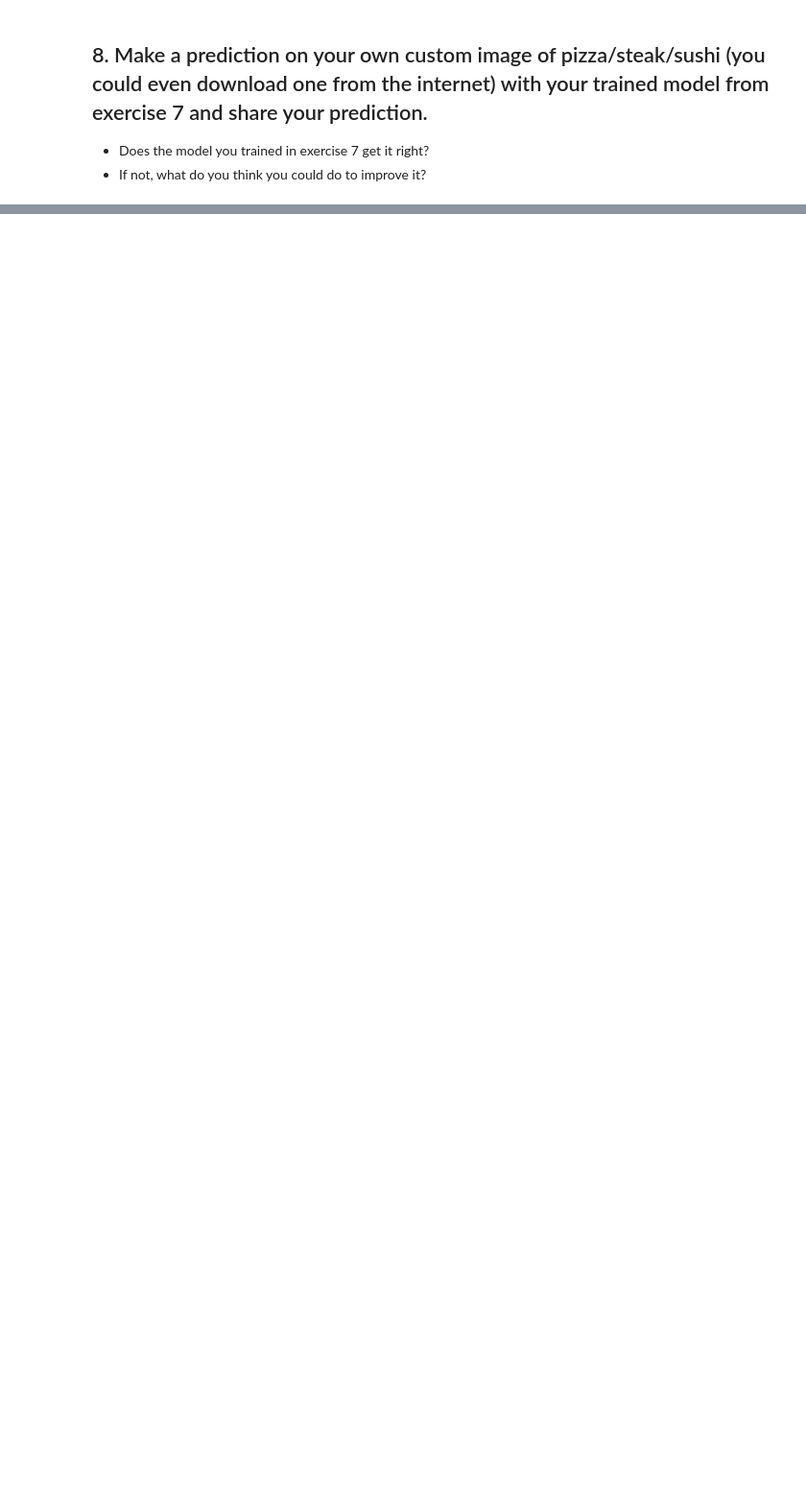
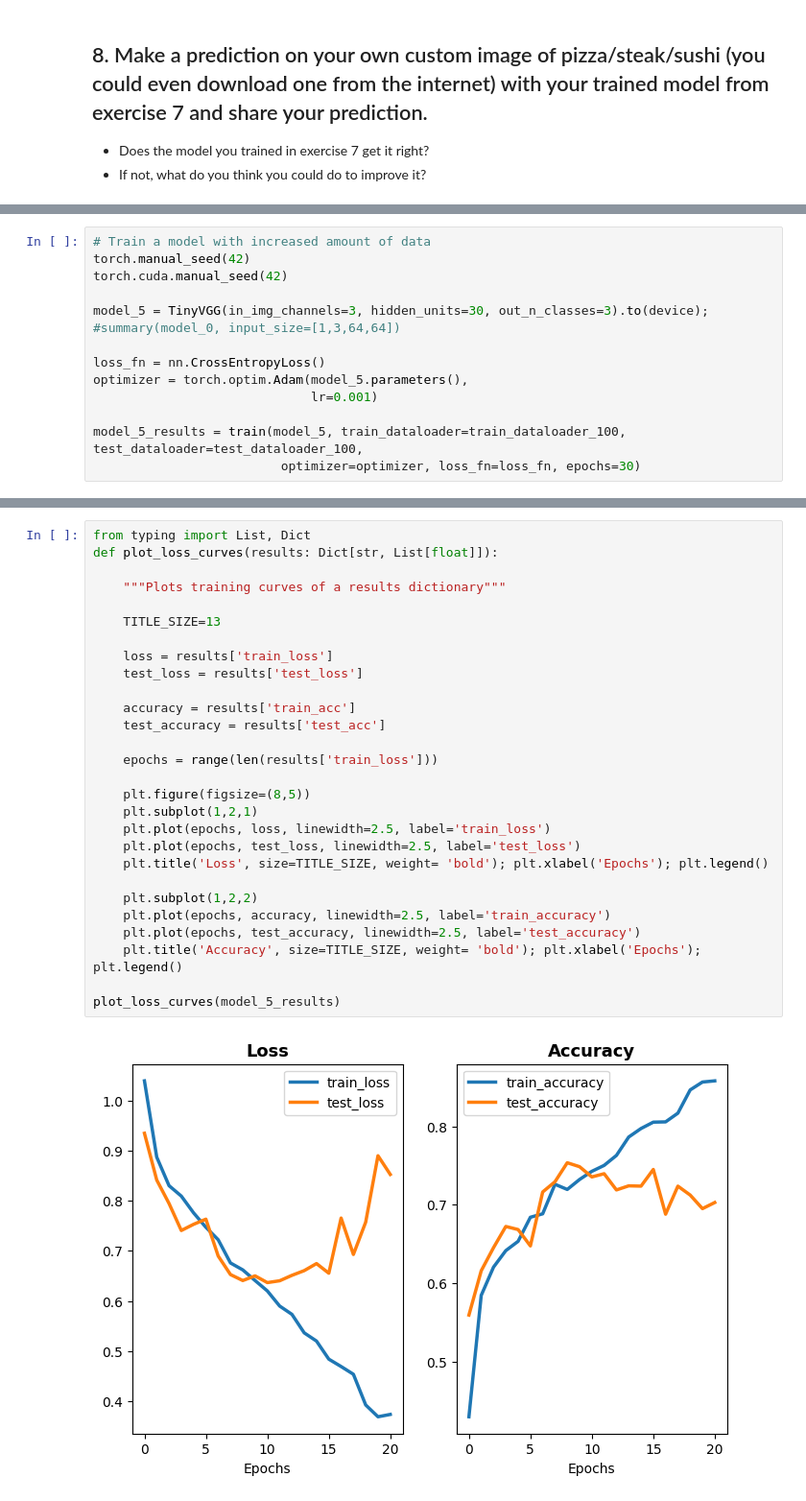
Before and after one commit to Golden572/PhD_Self-Study_RIT, a Jupyter notebook: Courses/PyTorch for Deep Learning & Machine Learning - Full Course/04_Exercises_pytorch_custom_datasets.ipynb, the cells around one changed output, grey strips where cells are left out. Shown at 96% size. Saved outputs shown, nothing was run; the diff lists cells and outputs as text; blank space fills up the shorter version.

```diff
--- a/Courses/PyTorch for Deep Learning & Machine Learning - Full Course/04_Exercises_pytorch_custom_datasets.ipynb
+++ b/Courses/PyTorch for Deep Learning & Machine Learning - Full Course/04_Exercises_pytorch_custom_datasets.ipynb
@@ -732,0 +852,13 @@ Text(0.5, 1.0, 'Predicted: pizza')
+# %%
+# Train a model with increased amount of data
+torch.manual_seed(42)
+torch.cuda.manual_seed(42)
+
+model_5 = TinyVGG(in_img_channels=3, hidden_units=30, out_n_classes=3).to(device); #summary(model_0, input_size=[1,3,64,64])
+
+loss_fn = nn.CrossEntropyLoss()
+optimizer = torch.optim.Adam(model_5.parameters(),
+                             lr=0.001)
+
+model_5_results = train(model_5, train_dataloader=train_dataloader_100, test_dataloader=test_dataloader_100,
+                         optimizer=optimizer, loss_fn=loss_fn, epochs=30)
@@ -732,0 +883,30 @@ Text(0.5, 1.0, 'Predicted: pizza')
+# %%
+from typing import List, Dict
+def plot_loss_curves(results: Dict[str, List[float]]):
+
+    """Plots training curves of a results dictionary"""
+
+    TITLE_SIZE=13
+
+    loss = results['train_loss']
+    test_loss = results['test_loss']
+
+    accuracy = results['train_acc']
+    test_accuracy = results['test_acc']
+
+    epochs = range(len(results['train_loss']))
+
+    plt.figure(figsize=(8,5))
+    plt.subplot(1,2,1)
+    plt.plot(epochs, loss, linewidth=2.5, label='train_loss')
+    plt.plot(epochs, test_loss, linewidth=2.5, label='test_loss')
+    plt.title('Loss', size=TITLE_SIZE, weight= 'bold'); plt.xlabel('Epochs'); plt.legend()
+
+    plt.subplot(1,2,2)
+    plt.plot(epochs, accuracy, linewidth=2.5, label='train_accuracy')
+    plt.plot(epochs, test_accuracy, linewidth=2.5, label='test_accuracy')
+    plt.title('Accuracy', size=TITLE_SIZE, weight= 'bold'); plt.xlabel('Epochs'); plt.legend()
+
+plot_loss_curves(model_5_results)
+# %% [output]
+[figure, added]
```
Also changed, not shown: parts of 19 cells of this notebook, 1 other file.
